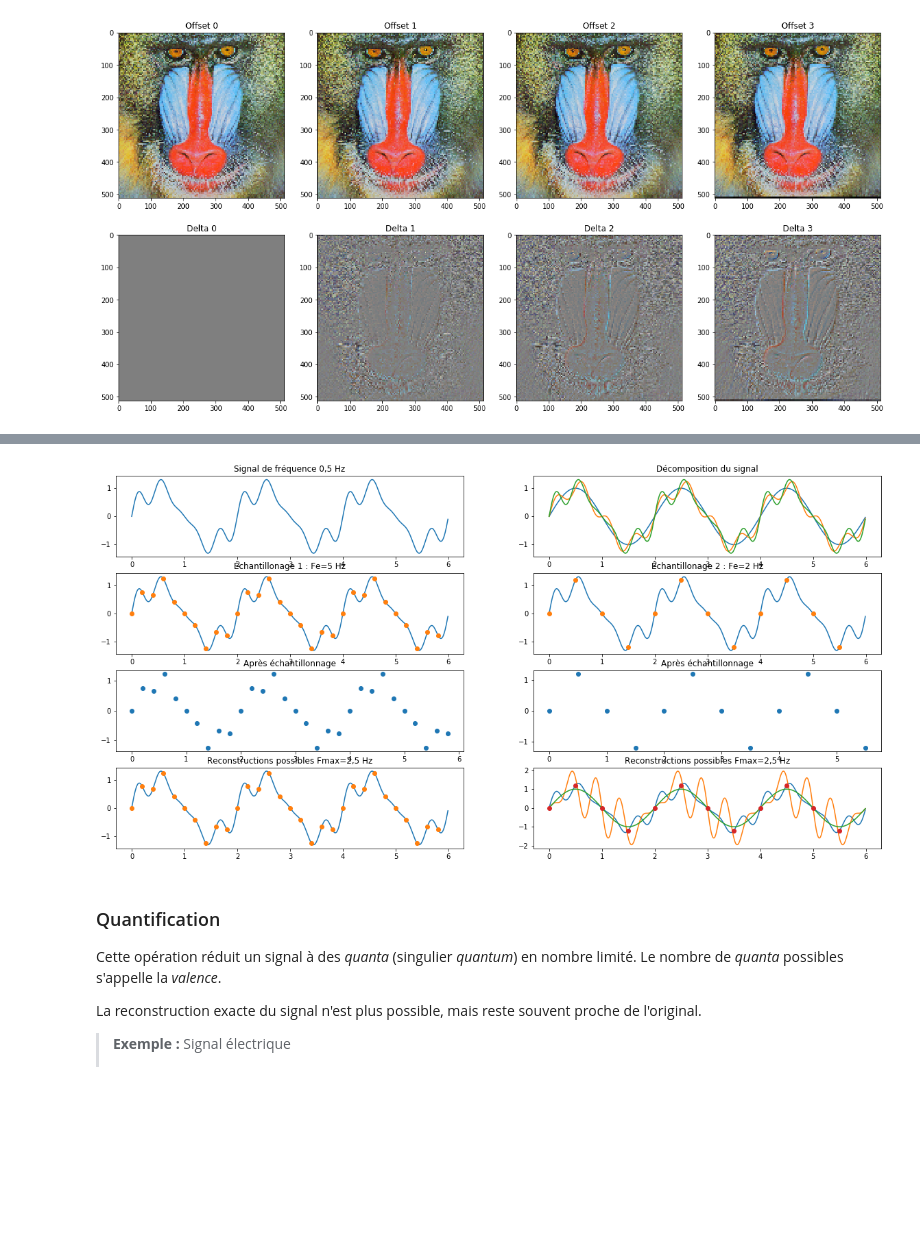
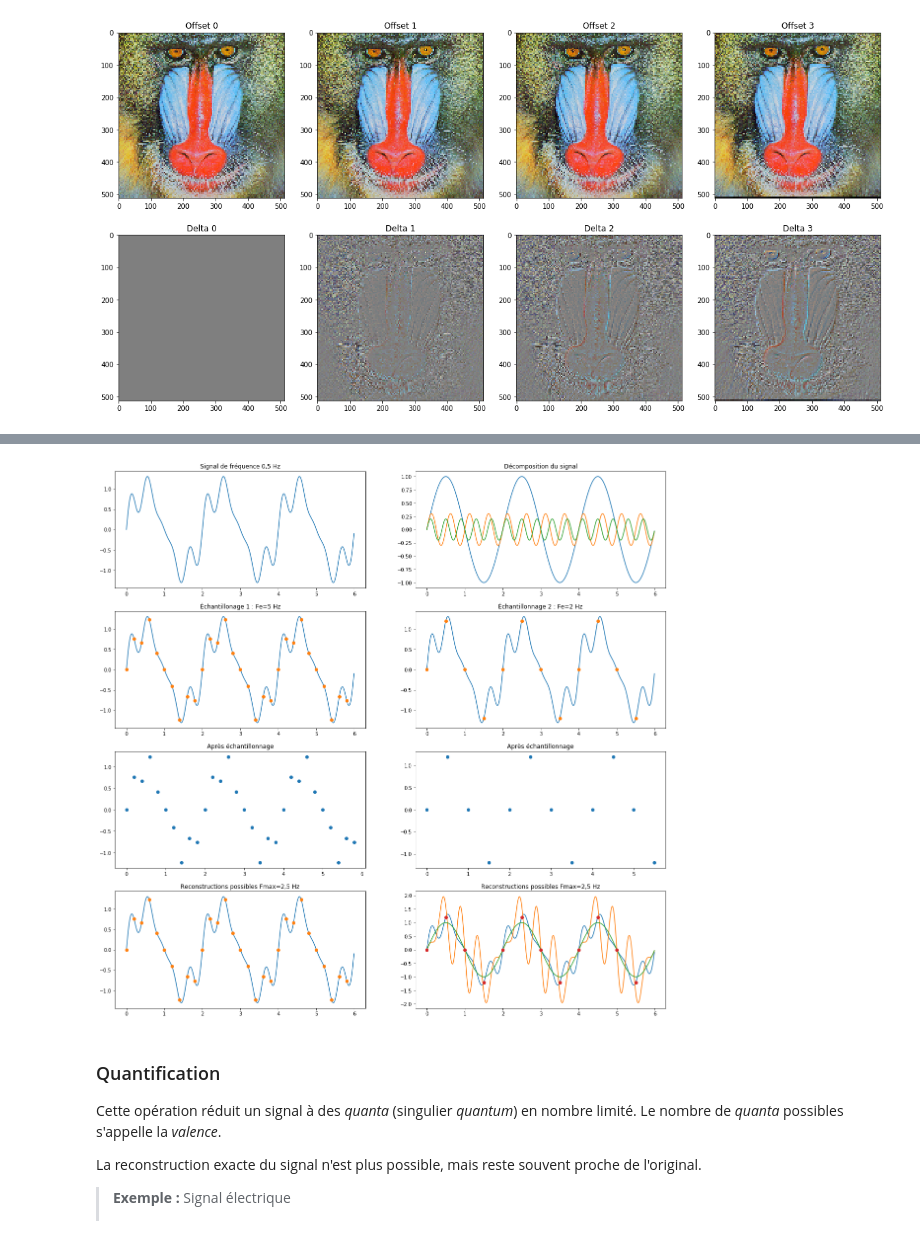
Before and after one commit to jcdubacq/iutv-info-m1101, a Jupyter notebook: Les informations.ipynb, the cells around one changed output, grey strips where cells are left out. Cells and saved outputs as stored; diff of their text form; code cells hidden in the pictures; blank space fills up the shorter version.

```diff
--- a/Les informations.ipynb
+++ b/Les informations.ipynb
@@ -564,6 +566,8 @@ Inversement, on appelle *fréquence de Nyquist* la fréquence maximale autorisé
 import matplotlib.pyplot as plt
 import matplotlib.image as mpimg
 import numpy as np
+
+plt.rcParams["figure.figsize"] = [20,20]
 
 def signal(x):
     return np.sin(x*np.pi)+.3*np.sin(4*x*np.pi)+.2*np.sin(5*x*np.pi)
@@ -580,37 +584,37 @@ plt.subplot(421)
 plt.title('Signal de fréquence 0,5 Hz')
 plt.plot(t, signal(t))
 plt.subplot(423)
 plt.title('Échantillonage 1 : Fe=5 Hz')
 plt.plot(t, signal(t))
 plt.plot(t1, signal(t1),"o")
 plt.subplot(425)
 plt.title('Après échantillonnage')
 plt.plot(t1, signal(t1),"o")
 plt.subplot(427)
 plt.title('Reconstructions possibles Fmax=2,5 Hz')
 plt.plot(t, signal(t))
 plt.plot(t1, signal(t1),"o")
 plt.subplot(422)
 plt.title('Décomposition du signal')
 plt.plot(t, np.sin(t*np.pi))
-plt.plot(t, np.sin(t*np.pi)+.3*np.sin(4*t*np.pi))
-plt.plot(t, signal(t))
+plt.plot(t, .3*np.sin(4*t*np.pi))
+plt.plot(t, .2*np.sin(5*t*np.pi))
 plt.subplot(424)
-plt.title('Échantillonage 2 : Fe=2 Hz')
+plt.title('Échantillonnage 2 : Fe=2 Hz')
 plt.plot(t, signal(t))
 plt.plot(t2, signal(t2),"o")
 plt.subplot(426)
 plt.title('Après échantillonnage')
 plt.plot(t2, signal(t2),"o")
 plt.subplot(428)
 plt.title('Reconstructions possibles Fmax=2,5 Hz')
 plt.plot(t, signal(t))
 plt.plot(t, signal2(t))
 plt.plot(t, signal3(t))
 plt.plot(t2, signal(t2),"o")
 plt.show()
 # %% [output]
-[figure, old version]
+[figure, new version]
 # %% [markdown]
 ### Quantification
 
```
Also changed, not shown: parts of 2 cells of this notebook.
